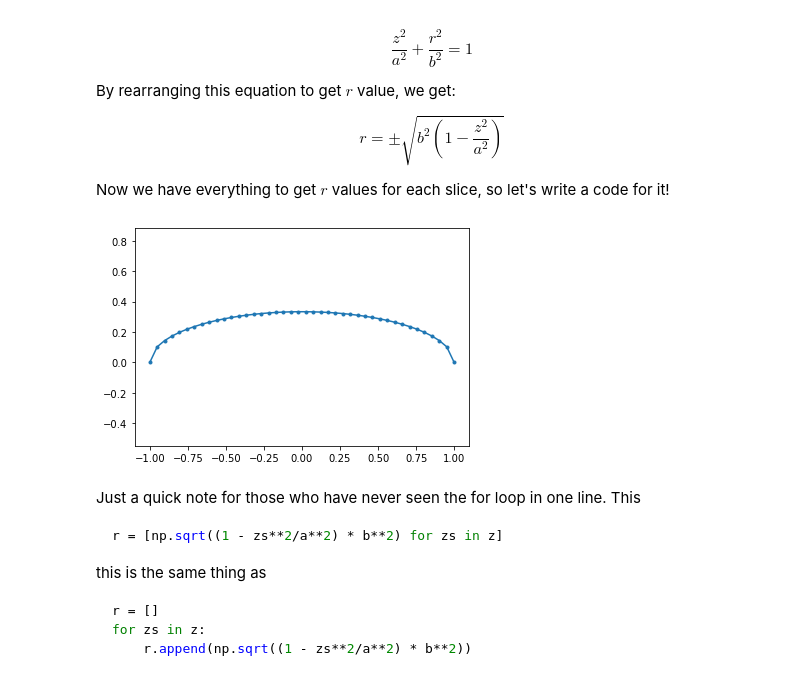
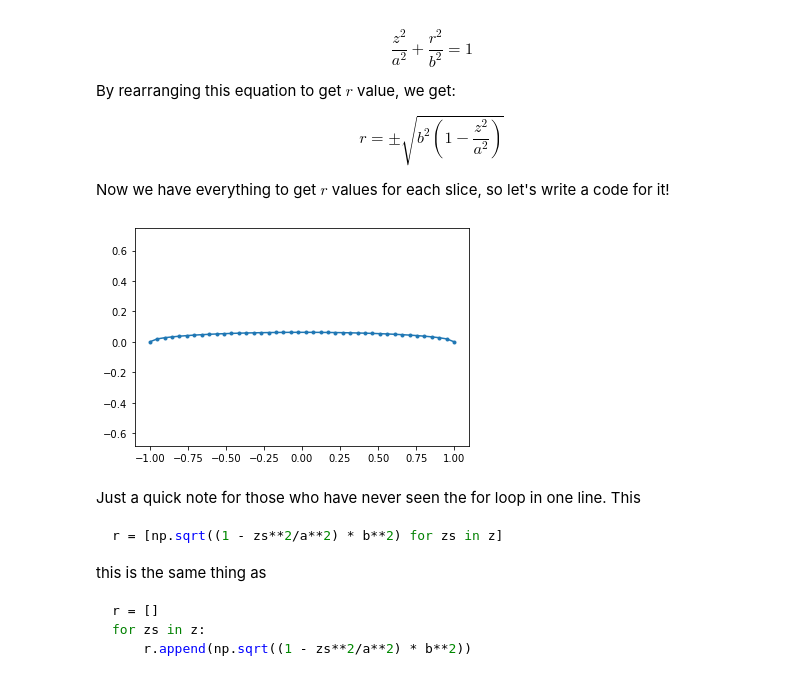
Before and after one commit to weymouth/MarineHydro, a Jupyter notebook: notebooks/strip_theory.ipynb, the cells around one changed output. Drawn from its saved outputs; the diff is of its cells as text; code cells hidden in the pictures.

````diff
--- a/notebooks/strip_theory.ipynb
+++ b/notebooks/strip_theory.ipynb
@@ -40,23 +41,23 @@ Now we have everything to get $r$ values for each slice, so let's write a code f
 # %%
 import numpy as np
 import matplotlib.pyplot as plt
 
 a = 1        # Semi major axis
-b = 1/3      # Semi minor axis
+b = 1/16      # Semi minor axis
 slices = 42  # Number of slices
 
 # Make a list of 'z' values with given number of 'slices'
 z = np.linspace(-1,1,slices)
 
 # Make a list of 'r' values at given z locations
 r = [np.sqrt((1 - zs**2/a**2) * b**2) for zs in z]
 
 # Now, let's check by plotting it
 plt.axis('equal')
 plt.plot(z, r, marker='.')
 plt.show()
 # %% [output]
-[figure, old version]
+[figure, new version]
 # %% [markdown]
 Just a quick note for those who have never seen the for loop in one line. This
 ``` python
````
Also changed, not shown: parts of 6 cells of this notebook.
